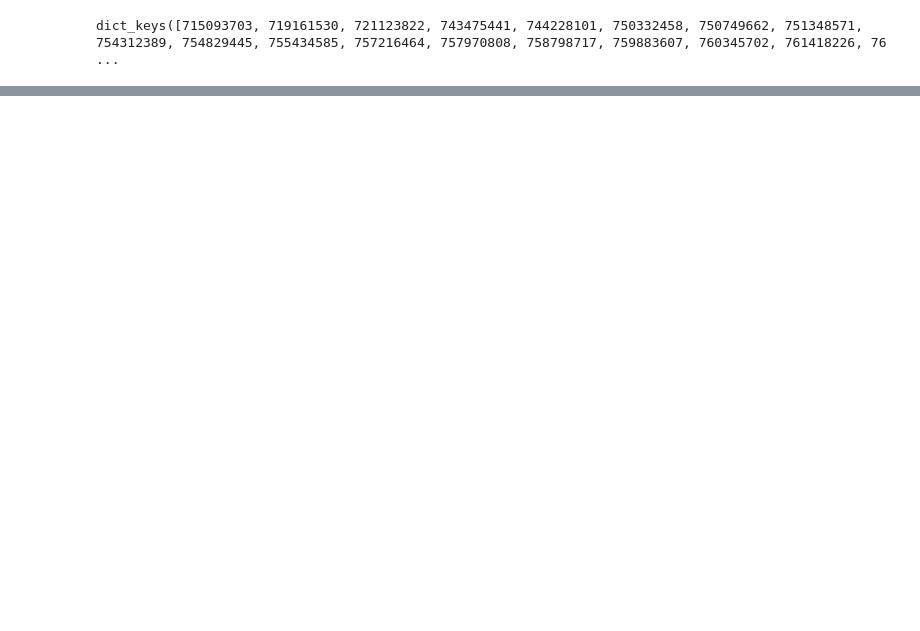
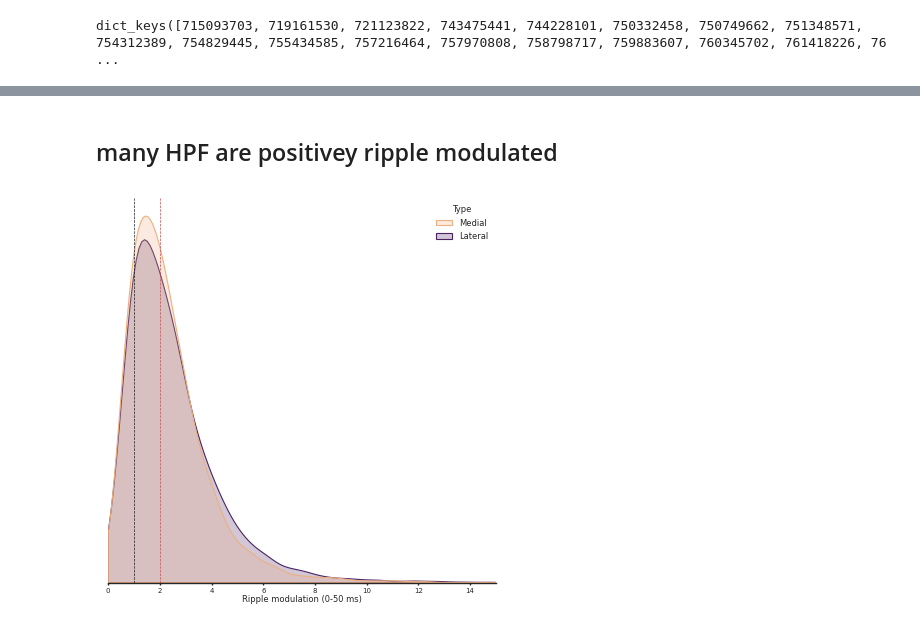
Before and after one commit to RobertoDF/De-Filippo-et-al-2022, a Jupyter notebook: Untitled.ipynb, the cells around one changed output, grey strips where cells are left out. Drawn from its saved outputs; the diff is of its cells as text; code cells hidden in the pictures; blank space fills up the shorter version.

```diff
--- a/Untitled.ipynb
+++ b/Untitled.ipynb
@@ -241,0 +324,6 @@ VISrl                            1.065625        1.286808
+# %%
+summary_units_df_sub['Diff pre-ripple modulation (20-0 ms)'] = (summary_units_df_sub['Pre-ripple modulation medial'] - summary_units_df_sub['Pre-ripple modulation lateral'])
+summary_units_df_sub['Diff ripple modulation (0-50 ms)'] = (summary_units_df_sub['Ripple modulation (0-50 ms) medial'] - summary_units_df_sub['Ripple modulation (0-50 ms) lateral'])
+summary_units_df_sub['Diff ripple modulation (50-120 ms)'] = (summary_units_df_sub['Ripple modulation (50-120 ms) medial'] - summary_units_df_sub['Ripple modulation (50-120 ms) lateral'])
+summary_units_df_sub['Diff firing rate (0-50 ms)'] = (summary_units_df_sub['Firing rate (0-50 ms) medial'] - summary_units_df_sub['Firing rate (0-50 ms) lateral'])
+summary_units_df_sub['Diff firing rate (50-120 ms)'] = (summary_units_df_sub['Firing rate (50-120 ms) medial'] - summary_units_df_sub['Firing rate (50-120 ms) lateral'])
@@ -241,0 +336,20 @@ VISrl                            1.065625        1.286808
+# %%
+def conditions_type_engagement(s):
+    if s['Ripple modulation (0-50 ms) medial']/s['Ripple modulation (0-50 ms) lateral']>2:
+        return 'Medial ripple engagement'
+    elif s['Ripple modulation (0-50 ms) lateral']/s['Ripple modulation (0-50 ms) medial']>2:
+        return  'Lateral ripple engagement'
+    else:
+        return 'No preference'
+
+def conditions_ripple_engagement(s):
+    if (s['Ripple modulation (0-50 ms) medial']>2) | (s['Ripple modulation (0-50 ms) lateral']>2):
+        return 'Ripple engagement'
+    else:
+        return 'No engagement'
+# %%
+parent_area = 'HPF'
+summary_units_df_sub['Ripple type engagement'] = summary_units_df_sub[(summary_units_df_sub['Firing rate (0-120 ms) medial']>0.025)\
+                                                                     ].apply(conditions_type_engagement, axis=1)
+summary_units_df_sub['Ripple engagement'] = summary_units_df_sub[(summary_units_df_sub['Firing rate (0-120 ms) medial']>0.025)\
+                                                                 ].apply(conditions_ripple_engagement, axis=1)
@@ -241,0 +384,18 @@ VISrl                            1.065625        1.286808
+# %%
+_ = summary_units_df_sub[['Ripple modulation (0-50 ms) medial', 'Ripple modulation (0-50 ms) lateral', 'Parent brain region']]
+
+_ = pd.wide_to_long(_.reset_index(), stubnames='Ripple modulation (0-50 ms)', i=['Parent brain region','unit_id'], j='Type', sep=' ', suffix=r'\w+').reset_index()
+_['Type'] = _['Type'].str.capitalize()
+# %% [markdown]
+## many HPF are positivey ripple modulated
+# %%
+fig, axs = plt.subplots(1, figsize=(5,5))
+g = sns.kdeplot(data=_[_['Parent brain region']=='HPF'], x='Ripple modulation (0-50 ms)', hue='Type', palette=palette_ML, ax=axs, fill=True, gridsize=500, cut=0)
+axs.set_xlim((0, 15))
+axs.axvline(1,color= 'k', linestyle='--')
+axs.axvline(2,color= 'r', linestyle='--')
+axs.get_yaxis().set_visible(False)
+
+axs.spines[['left']].set_visible(False)
+# %% [output]
+[figure, added]
```
Also changed, not shown: parts of 56 cells of this notebook, 29 other files.
